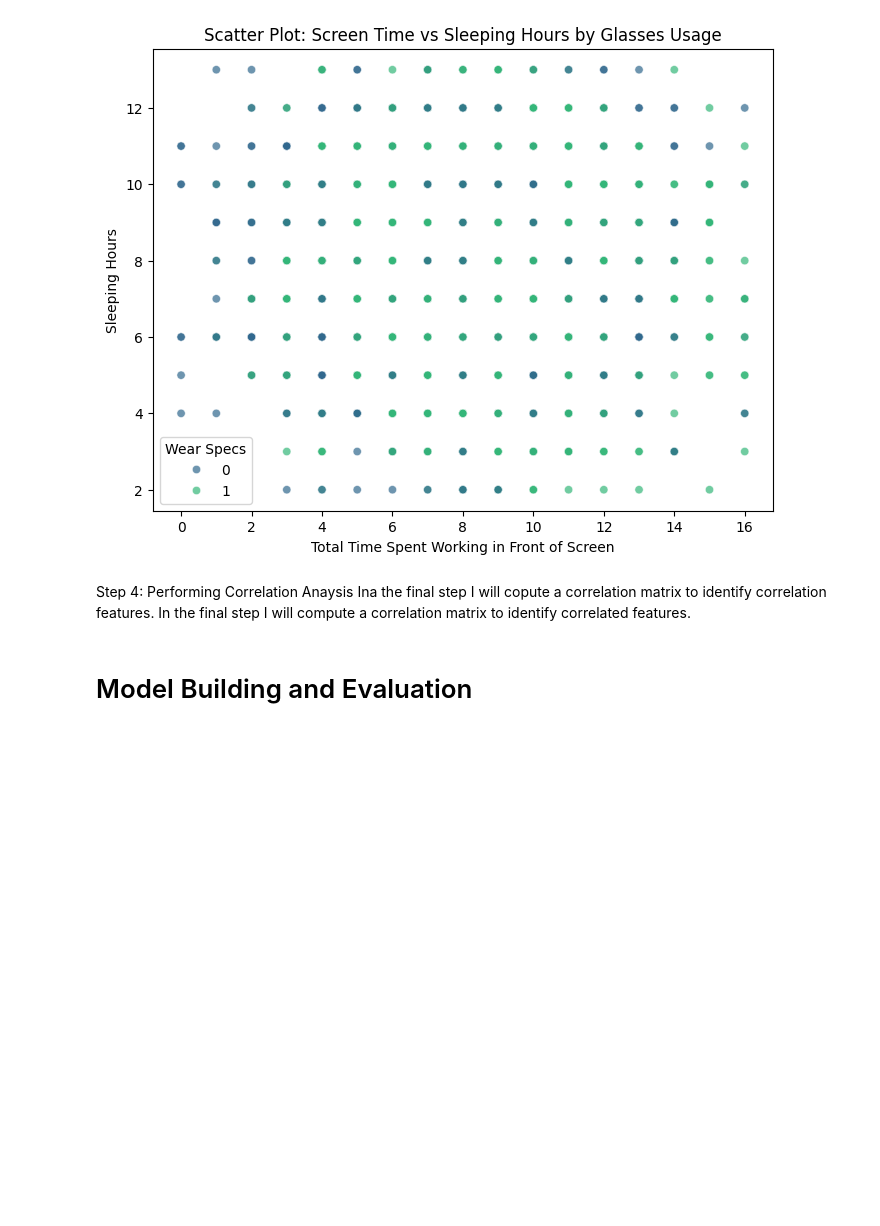
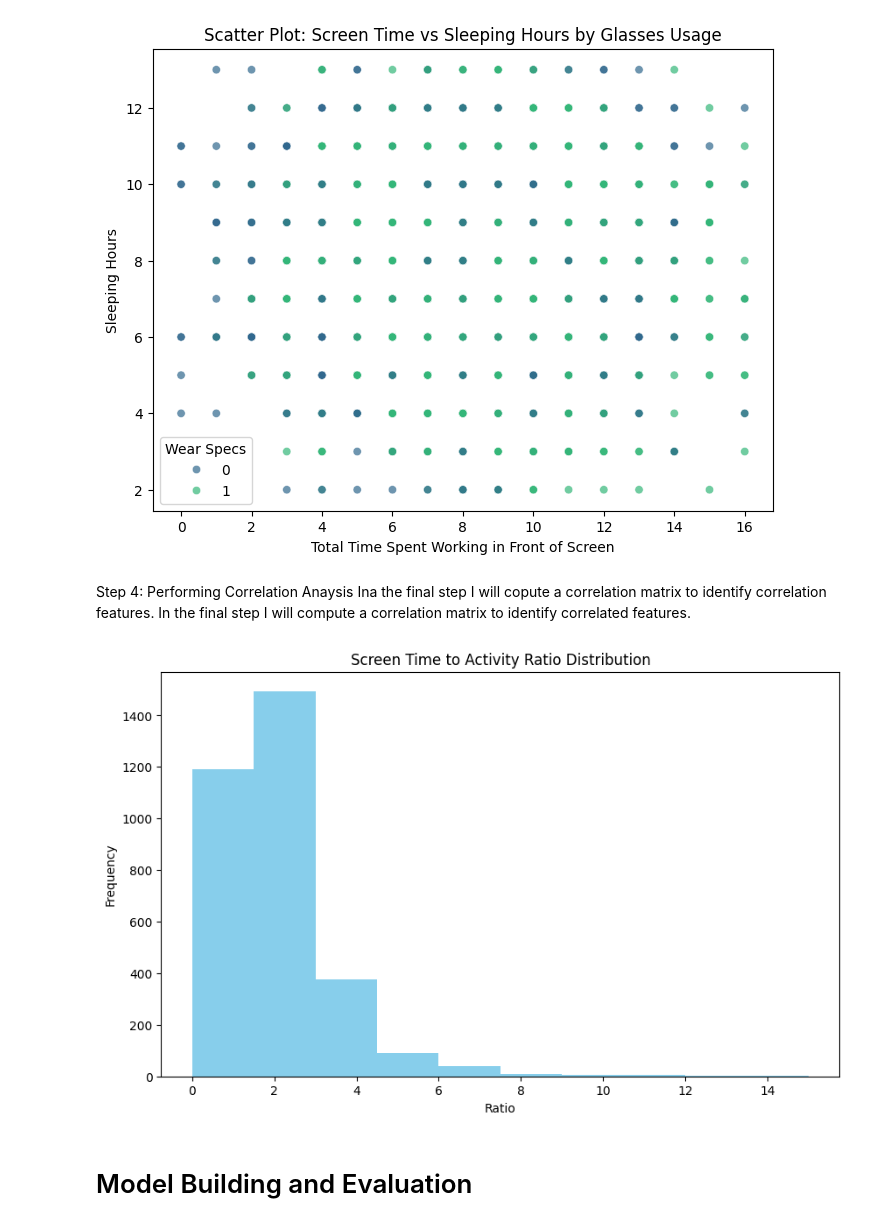
Before and after one commit to MphoPetunia/SpecsSurveyData, a Jupyter notebook: companyproject.ipynb, the cells around one changed output. Drawn from its saved outputs; the diff is of its cells as text; code cells hidden in the pictures; blank space fills up the shorter version.

```diff
--- a/companyproject.ipynb
+++ b/companyproject.ipynb
@@ -45,14 +19,0 @@ max       1.000000     1.000000
-# %%
-# Fill missing values for numerical columns with the median
-numerical_columns = ["Time spent playing outdoor sports", "Total Time spent working in front of screen"]
-for column in numerical_columns:
-    data[column].fillna(data[column].median())
-
-# Fill missing values for categorical columns with the mode
-categorical_columns = ["Whether parents have specs"]
-for column in categorical_columns:
-    data[column].fillna(data[column].mode()[0])
-
-# Verify that no missing values remain
-print("Missing Values After Imputation:")
-print(data.isnull().sum())
@@ -272,6 +266,19 @@ plt.show()
 Step 4: Performing Correlation Anaysis
 Ina the final step I will copute a correlation matrix to identify correlation features.
 In the final step I will compute a correlation matrix to identify correlated features.
+# %%
+# Creating a new feature
+data['Screen_Time_Activity_Ratio'] = data['Total Time spent working in front of screen'] / (data['Time spent playing indoor sports'] + data['Time spent playing outdoor sports'] + 1)
+
+# Histogram for Screen Time to Activity Ratio
+plt.figure(figsize=(10, 6))
+plt.hist(data['Screen_Time_Activity_Ratio'], bins=10, color='skyblue')
+plt.title('Screen Time to Activity Ratio Distribution')
+plt.xlabel('Ratio')
+plt.ylabel('Frequency')
+plt.show()
+# %% [output]
+[figure, added]
 # %% [markdown]
 # Model Building and Evaluation
 # %% [markdown]
```
Also changed, not shown: parts of 9 cells of this notebook.
